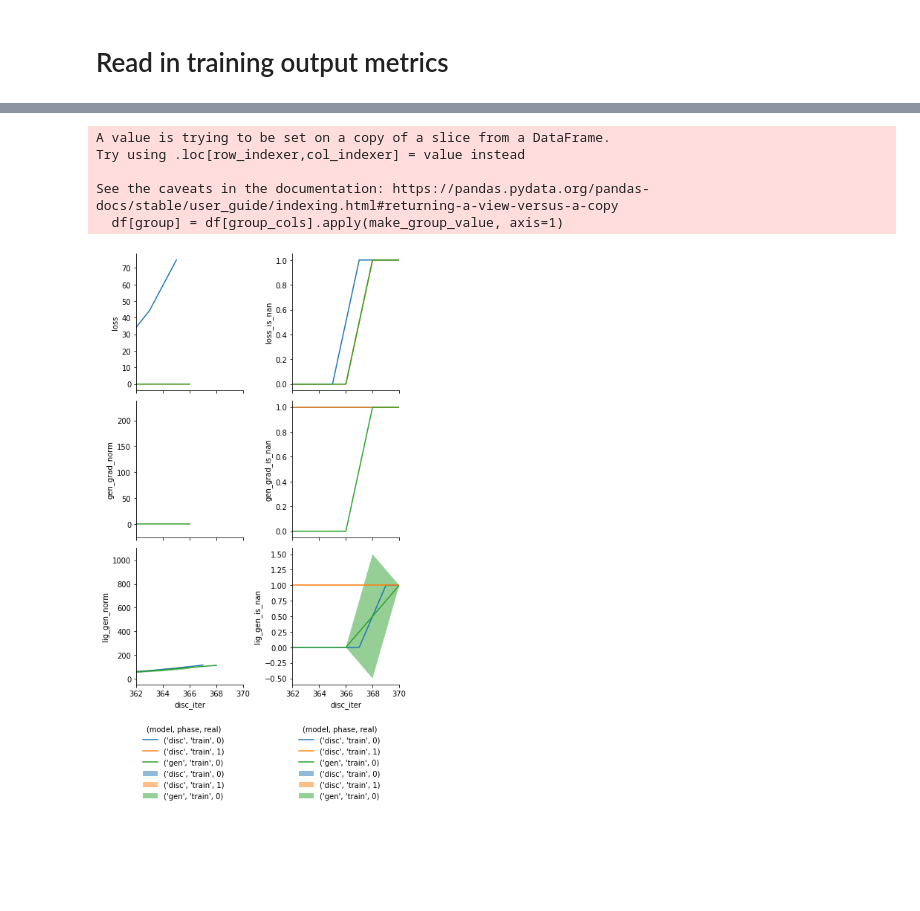
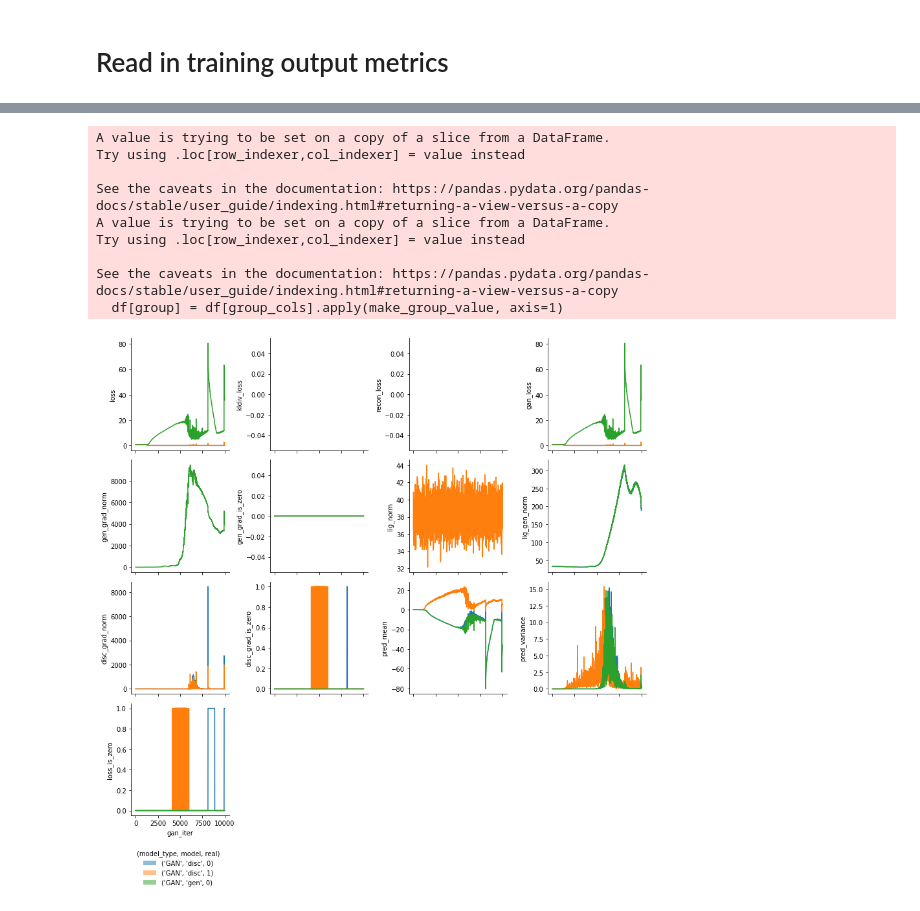
Before and after one commit to mattragoza/ipython-notebooks, a Jupyter notebook: torch_training.ipynb, the cells around one changed output, grey strips where cells are left out. Drawn from its saved outputs; the diff is of its cells as text; code cells hidden in the pictures; blank space fills up the shorter version.

Commit message:
WGAN loss and disc prediction debugging

```diff
--- a/torch_training.ipynb
+++ b/torch_training.ipynb
@@ -331,0 +213,7 @@ df.set_index(['group_name', 'job_id', 'job_name'])[['job_state', 'stdout', 'stde
+# %%
+gen_grad_norm_re = re.compile(r'.*(gen_grad_norm=(\S+)).*')
+def parse_stdout(x):
+    return float(gen_grad_norm_re.match(x).group(2))
+
+df['gen_grad_norm'] = df['stdout'].map(catch_exc(parse_stdout, (TypeError, AttributeError)))
+df.set_index(['group_name', 'job_name', 'job_id'])[['stdout_file', 'job_state', 'stdout', 'stderr']]
@@ -338,5 +245,7 @@ if False:
 # Read in training output metrics
 # %%
 # READ IN METRIC FILES
-metrics = param_search.metrics(glob.glob('train_*_8_*/train.sh'), metric_pat='(.*)\.metrics')
+metrics = param_search.metrics(df[
+    (df.group_name == 'train_fitting9') | (df.group_name == 'non_gan')
+].job_file, metric_pat='(.*)metrics')
 # %% [output]
@@ -409,49 +299,74 @@ import numpy as np
 import scipy.stats
 import param_search
 
+def safe_sem(x):
+    return scipy.stats.sem(x) if len(x) > 1 else np.nan
+
 def filled_lines(data, x, y, hue, ax, **kwargs):
     for h, hue_data in data.groupby(hue):
+        hue_data = hue_data[~hue_data[y].isna()]
         try:
             mean = hue_data.groupby(x)[y].agg(np.nanmean)
-            sem = hue_data.groupby(x)[y].agg(scipy.stats.sem)
+            sem = hue_data.groupby(x)[y].agg(safe_sem)
             ax.fill_between(mean.index, mean - 2*sem, mean + 2*sem, alpha=0.5, label=h)
-            ax.plot(mean.index, mean, label=h)
+            ax.plot(mean.index, mean, label=h) #, marker='x')
         except Exception as e:
             print(e, hue_data[y].dtype, y)
     ax.set_xlabel(x)
     ax.set_ylabel(y)
 
+n_examples = {
+    '/net/pulsar/home/koes/mtr22/gan/data/molportFULL_rand_train0.types':           97828036,
+    '/net/pulsar/home/koes/paf46/git/cnnaffinitypaper/types/it2_tt_0_train0.types': 14567805,
+}
+
 iter_bin_size = 100
+#metrics['n_examples'] = metrics['train_file'].map(n_examples.get)
+#metrics['epochs'] = metrics['iteration'] * metrics['batch_size'] / metrics['n_examples']
 metrics['iter_bin'] = ((metrics['iteration'] // iter_bin_size) * iter_bin_size).astype(int)
+metrics['gan_iter'] = metrics['iteration'] + metrics['disc_iter']
 metrics['loss_is_nan'] = metrics['loss'].isnull()
+metrics['loss_is_zero'] = (metrics['loss'] == 0)
 metrics['gen_grad_is_nan'] = metrics['gen_grad_norm'].isnull()
+metrics['gen_grad_is_zero'] = (metrics['gen_grad_norm'] == 0)
+metrics['disc_grad_is_zero'] = (metrics['disc_grad_norm'] == 0)
 metrics['lig_gen_is_nan'] = metrics['lig_gen_norm'].isnull()
+metrics[~metrics['lig_gen_fit_n_atoms'].isna()]['phase'] = 'fit'
+metrics['model_is_disc'] = metrics['model'] == 'disc'
 
 model_types0 = ['AE', 'CE', 'VAE', 'CVAE']
 model_types1 = ['GAN', 'CGAN', 'VAEGAN', 'CVAEGAN']
 
+asdf = metrics.reset_index()
+
 fig = param_search.plot(
-    metrics[
-        (metrics['job_name'] == 'train_GAN_8_256_x_0') &
-        (metrics['iteration'] <= 1000) &
-        (metrics['phase'] == 'train')
+    asdf[
+        (asdf['job_name'] == 'train_GAN_10_2_w_0') &
+        (asdf['gan_iter'] <= 10000) &
+        #(asdf['model'] == 'disc') &
+        (asdf['phase'] == 'train') &
+        True
     ],
-    x='disc_iter',
+    x='gan_iter',
     y=[
-        'loss', 'loss_is_nan', #'kldiv_loss', 'recon_loss', 'gan_loss',
-        'gen_grad_norm', 'gen_grad_is_nan', # 'gen_grad_norm', 'disc_grad_norm',
-        'lig_gen_norm', 'lig_gen_is_nan', #'lig_n_atoms', 'lig_gen_fit_n_atoms'
+        'loss', 'kldiv_loss', 'recon_loss', 'gan_loss',
+        'gen_grad_norm', 'gen_grad_is_zero', 'lig_norm', 'lig_gen_norm',
+        'disc_grad_norm', 'disc_grad_is_zero', 'pred_mean', 'pred_variance', 'loss_is_zero' #'lig_gen_fit_n_atoms',
     ],
-    xlim=dict(disc_iter=[362, 370]),
-    ylim=dict(),
-    hue=('model', 'phase', 'real'),
+    xlim=dict(),
+    ylim=dict(), #lig_gen_norm=[0, 1500]),
+    hue=('model_type', 'model', 'real'),
     plot_func=filled_lines,
-    n_cols=2, height=3.5
+    n_cols=4, height=3
 )
 # %% [output]
+A value is trying to be set on a copy of a slice from a DataFrame.
+Try using .loc[row_indexer,col_indexer] = value instead
+
+See the caveats in the documentation: https://pandas.pydata.org/pandas-docs/stable/user_guide/indexing.html#returning-a-view-versus-a-copy
 A value is trying to be set on a copy of a slice from a DataFrame.
 Try using .loc[row_indexer,col_indexer] = value instead
 
 See the caveats in the documentation: https://pandas.pydata.org/pandas-docs/stable/user_guide/indexing.html#returning-a-view-versus-a-copy
   df[group] = df[group_cols].apply(make_group_value, axis=1)
-[figure, old version]
+[figure, new version]
```
Also changed, not shown: parts of 17 cells of this notebook.
